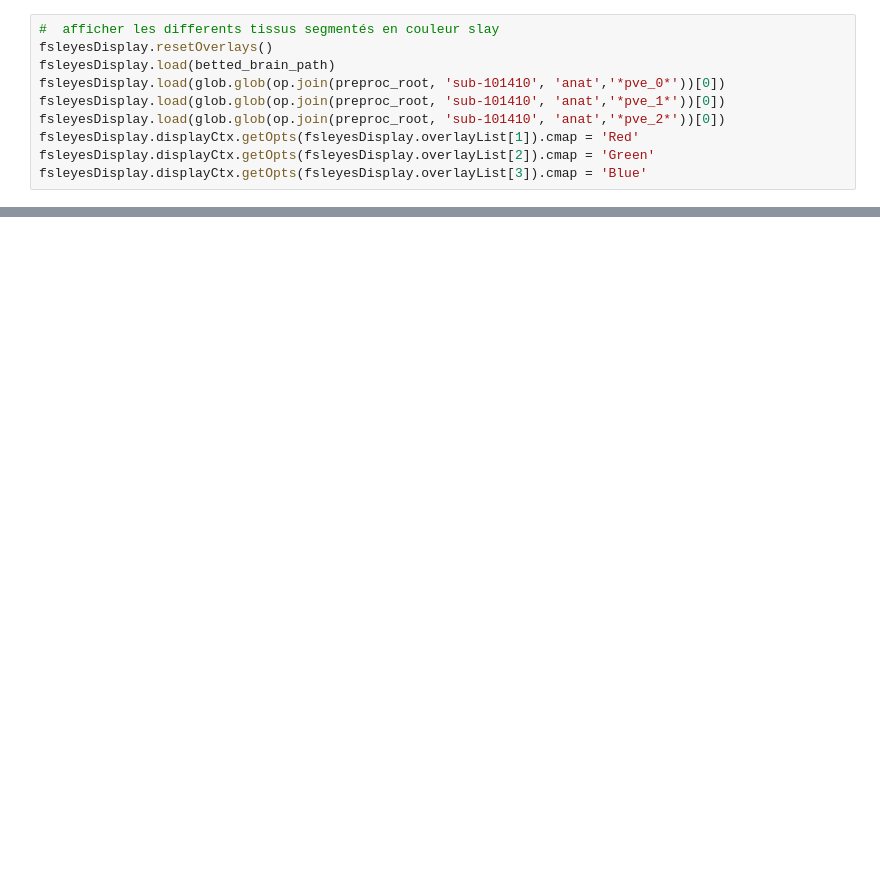
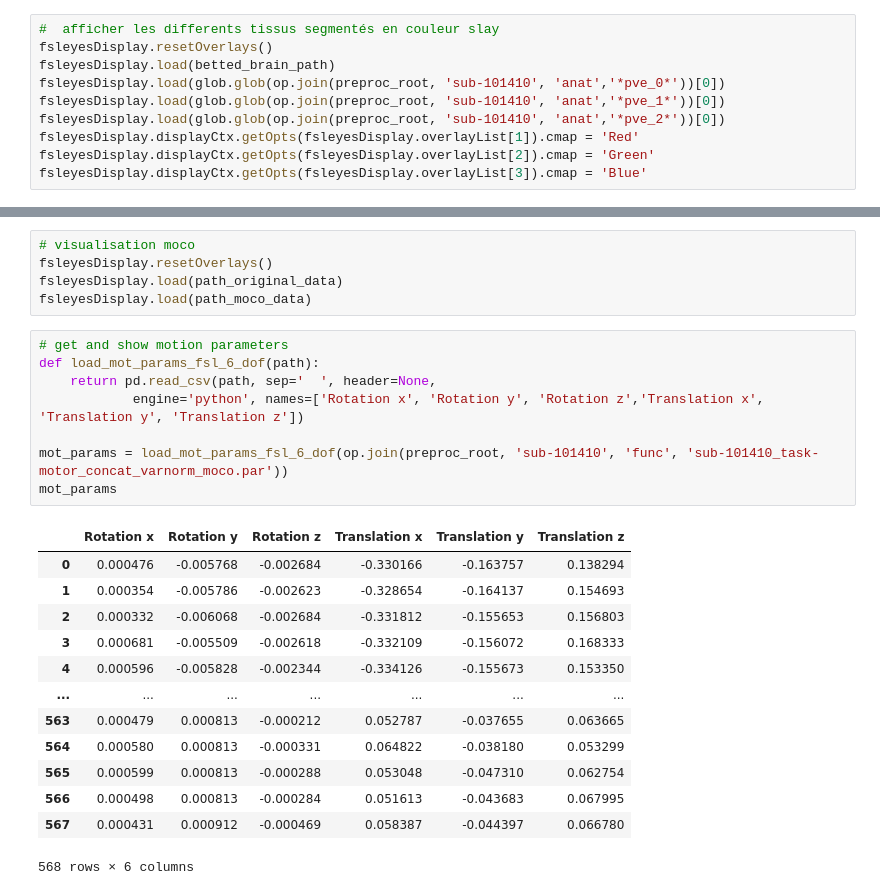
Before and after one commit to Tournedos/NSSP_project1_GroupK, a Jupyter notebook: Preprocess.ipynb, the cells around one changed output, grey strips where cells are left out. Drawn from its saved outputs; the diff is of its cells as text; blank space fills up the shorter version.

```diff
--- a/Preprocess.ipynb
+++ b/Preprocess.ipynb
@@ -290,0 +352,27 @@ NameError: name 'op' is not defined
+# %%
+# visualisation moco
+fsleyesDisplay.resetOverlays()
+fsleyesDisplay.load(path_original_data)
+fsleyesDisplay.load(path_moco_data)
+# %%
+# get and show motion parameters
+def load_mot_params_fsl_6_dof(path):
+    return pd.read_csv(path, sep='  ', header=None,
+            engine='python', names=['Rotation x', 'Rotation y', 'Rotation z','Translation x', 'Translation y', 'Translation z'])
+
+mot_params = load_mot_params_fsl_6_dof(op.join(preproc_root, 'sub-101410', 'func', 'sub-101410_task-motor_concat_varnorm_moco.par'))
+mot_params
+# %% [output]
+|  | Rotation x | Rotation y | Rotation z | Translation x | Translation y | Translation z |
+| 0 | 0.000476 | -0.005768 | -0.002684 | -0.330166 | -0.163757 | 0.138294 |
+| 1 | 0.000354 | -0.005786 | -0.002623 | -0.328654 | -0.164137 | 0.154693 |
+| 2 | 0.000332 | -0.006068 | -0.002684 | -0.331812 | -0.155653 | 0.156803 |
+| 3 | 0.000681 | -0.005509 | -0.002618 | -0.332109 | -0.156072 | 0.168333 |
+| 4 | 0.000596 | -0.005828 | -0.002344 | -0.334126 | -0.155673 | 0.153350 |
+| ... | ... | ... | ... | ... | ... | ... |
+| 563 | 0.000479 | 0.000813 | -0.000212 | 0.052787 | -0.037655 | 0.063665 |
+| 564 | 0.000580 | 0.000813 | -0.000331 | 0.064822 | -0.038180 | 0.053299 |
+| 565 | 0.000599 | 0.000813 | -0.000288 | 0.053048 | -0.047310 | 0.062754 |
+| 566 | 0.000498 | 0.000813 | -0.000284 | 0.051613 | -0.043683 | 0.067995 |
+| 567 | 0.000431 | 0.000912 | -0.000469 | 0.058387 | -0.044397 | 0.066780 |
+568 rows × 6 columns
```
Also changed, not shown: parts of 17 cells of this notebook, 1 other file.
